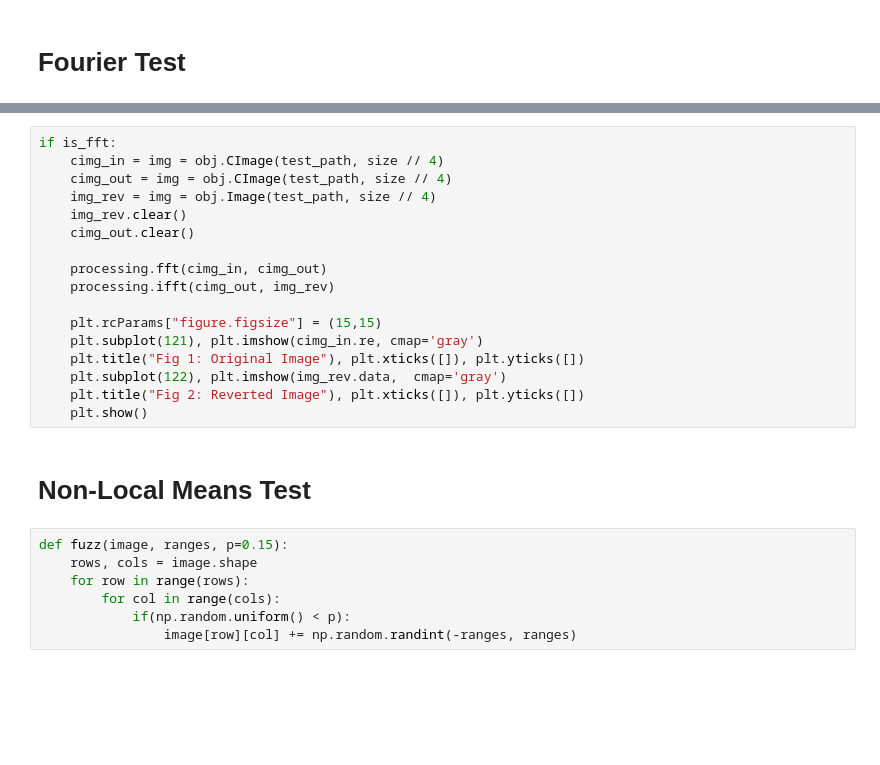
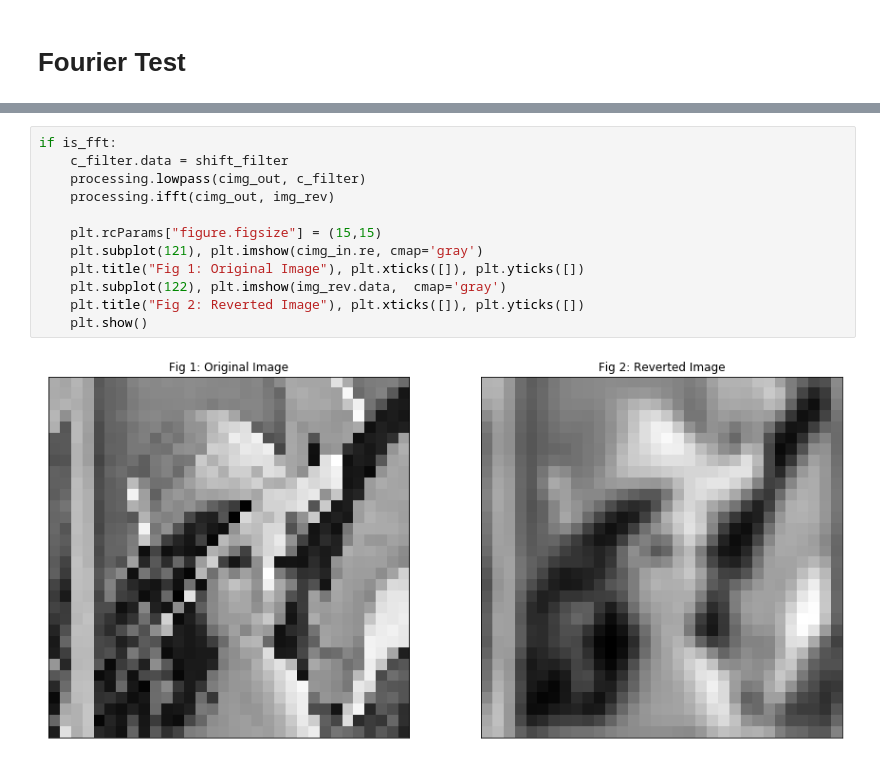
Before and after one commit to EricZimmermann/ECSE444-Filtering, a Jupyter notebook: prototyping/validation.ipynb, the cells around one changed output, grey strips where cells are left out. Saved outputs shown, nothing was run; the diff lists cells and outputs as text; blank space fills up the shorter version.

```diff
--- a/prototyping/validation.ipynb
+++ b/prototyping/validation.ipynb
@@ -60,26 +137,14 @@ if is_conv:
 # %%
 if is_fft:
-    cimg_in = img = obj.CImage(test_path, size // 4)
-    cimg_out = img = obj.CImage(test_path, size // 4)
-    img_rev = img = obj.Image(test_path, size // 4)
-    img_rev.clear()
-    cimg_out.clear()
-
-    processing.fft(cimg_in, cimg_out)
+    c_filter.data = shift_filter
+    processing.lowpass(cimg_out, c_filter)
     processing.ifft(cimg_out, img_rev)
 
     plt.rcParams["figure.figsize"] = (15,15)
     plt.subplot(121), plt.imshow(cimg_in.re, cmap='gray')
     plt.title("Fig 1: Original Image"), plt.xticks([]), plt.yticks([])
     plt.subplot(122), plt.imshow(img_rev.data,  cmap='gray')
     plt.title("Fig 2: Reverted Image"), plt.xticks([]), plt.yticks([])
     plt.show()
+# %% [output]
+[figure, added]
-# %% [markdown]
-# Non-Local Means Test
-# %%
-def fuzz(image, ranges, p=0.15):
-    rows, cols = image.shape
-    for row in range(rows):
-        for col in range(cols):
-            if(np.random.uniform() < p):
-                image[row][col] += np.random.randint(-ranges, ranges)
```
Also changed, not shown: parts of 12 cells of this notebook, 3 other files.
